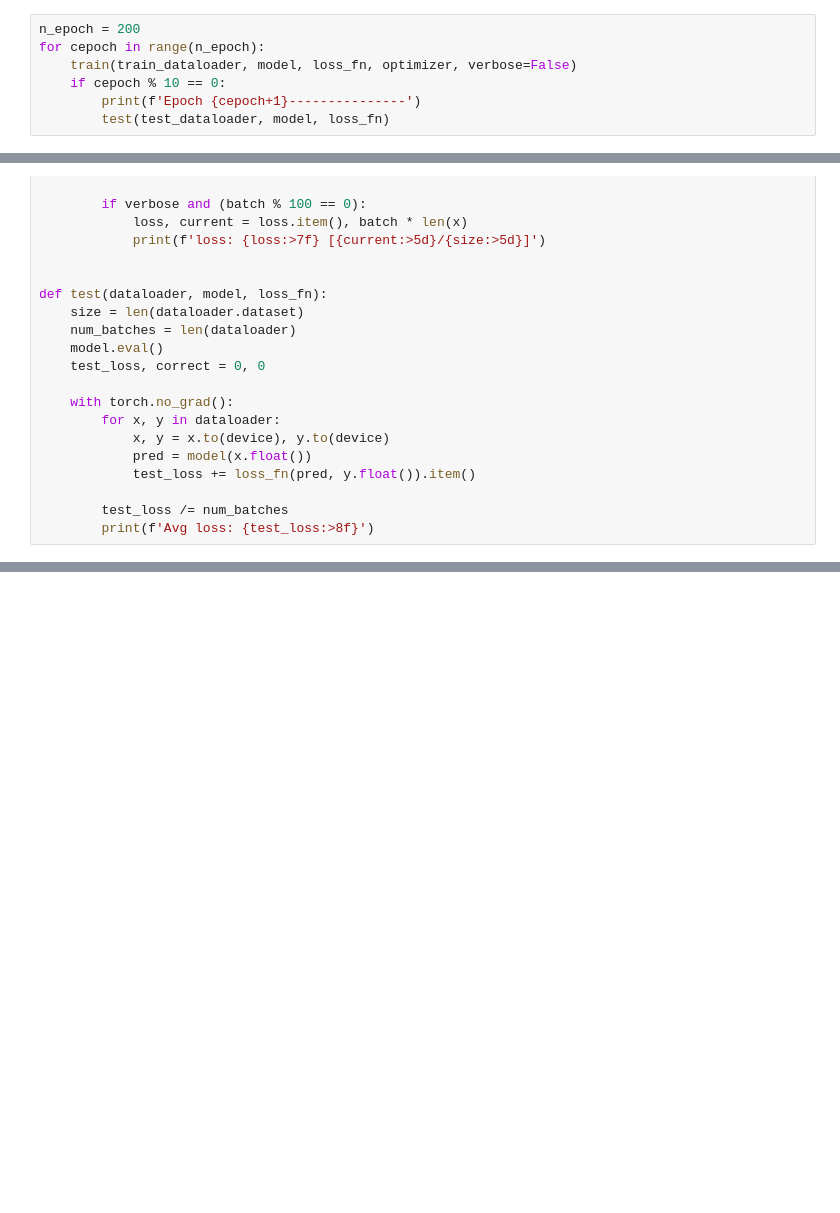
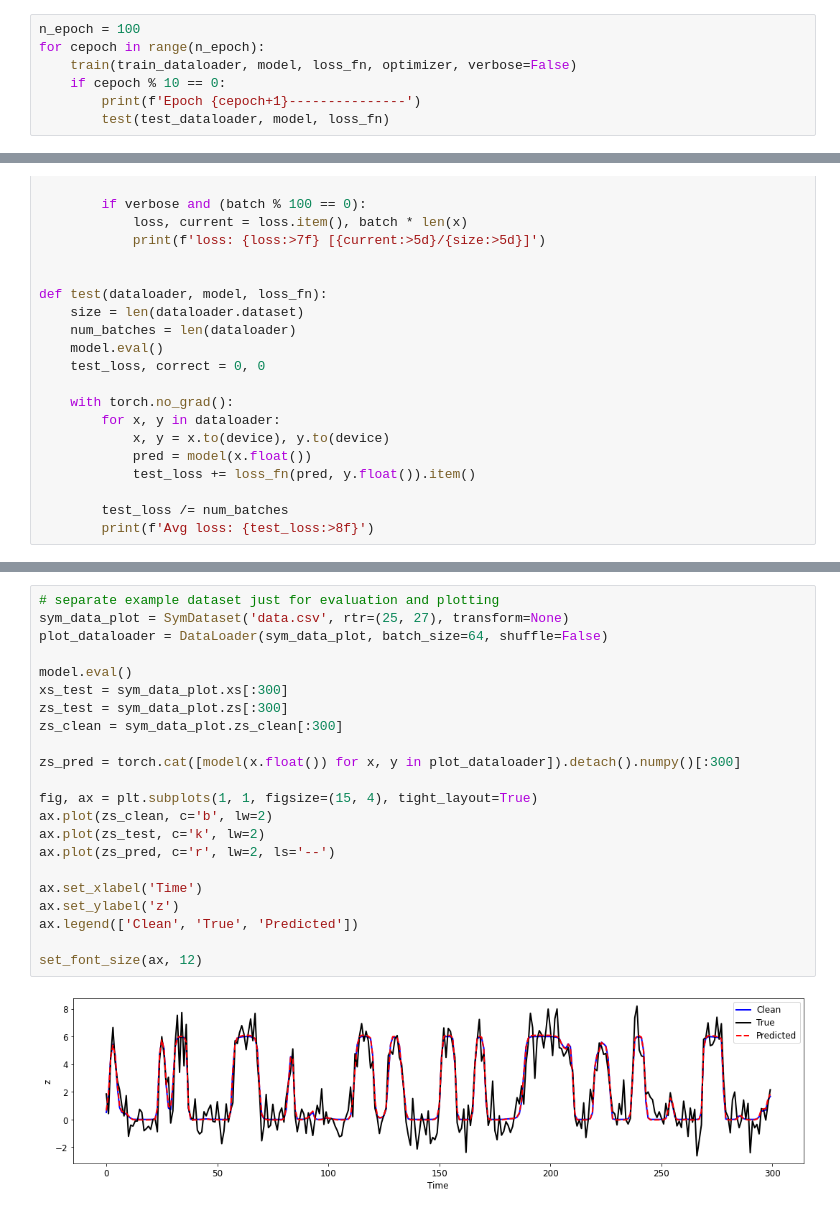
Before and after one commit to rkp8000/etudes, a Jupyter notebook: symbol_torch_ff.ipynb, the cells around one changed output, grey strips where cells are left out. Saved outputs shown, nothing was run; the diff lists cells and outputs as text; blank space fills up the shorter version.

Commit message:
Add plot of true vs predicted nonlinear output on held-out data.

```diff
--- a/symbol_torch_ff.ipynb
+++ b/symbol_torch_ff.ipynb
@@ -661,7 +661,7 @@ def test(dataloader, model, loss_fn):
         test_loss /= num_batches
         print(f'Avg loss: {test_loss:>8f}')
 # %%
-n_epoch = 200
+n_epoch = 100
 for cepoch in range(n_epoch):
     train(train_dataloader, model, loss_fn, optimizer, verbose=False)
     if cepoch % 10 == 0:
@@ -840,0 +855,24 @@ Avg loss: 1.008326
+# %%
+# separate example dataset just for evaluation and plotting
+sym_data_plot = SymDataset('data.csv', rtr=(25, 27), transform=None)
+plot_dataloader = DataLoader(sym_data_plot, batch_size=64, shuffle=False)
+
+model.eval()
+xs_test = sym_data_plot.xs[:300]
+zs_test = sym_data_plot.zs[:300]
+zs_clean = sym_data_plot.zs_clean[:300]
+
+zs_pred = torch.cat([model(x.float()) for x, y in plot_dataloader]).detach().numpy()[:300]
+
+fig, ax = plt.subplots(1, 1, figsize=(15, 4), tight_layout=True)
+ax.plot(zs_clean, c='b', lw=2)
+ax.plot(zs_test, c='k', lw=2)
+ax.plot(zs_pred, c='r', lw=2, ls='--')
+
+ax.set_xlabel('Time')
+ax.set_ylabel('z')
+ax.legend(['Clean', 'True', 'Predicted'])
+
+set_font_size(ax, 12)
+# %% [output]
+[figure, added]
```
Also changed, not shown: parts of 11 cells of this notebook.
